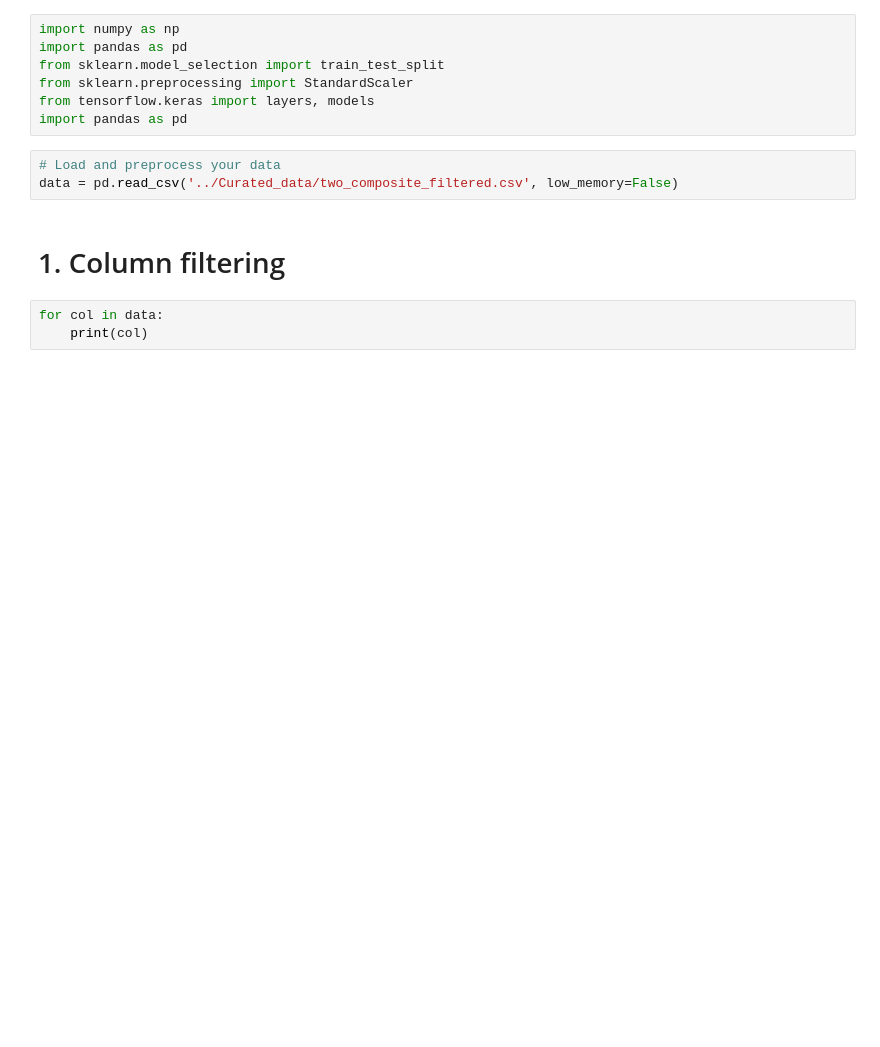
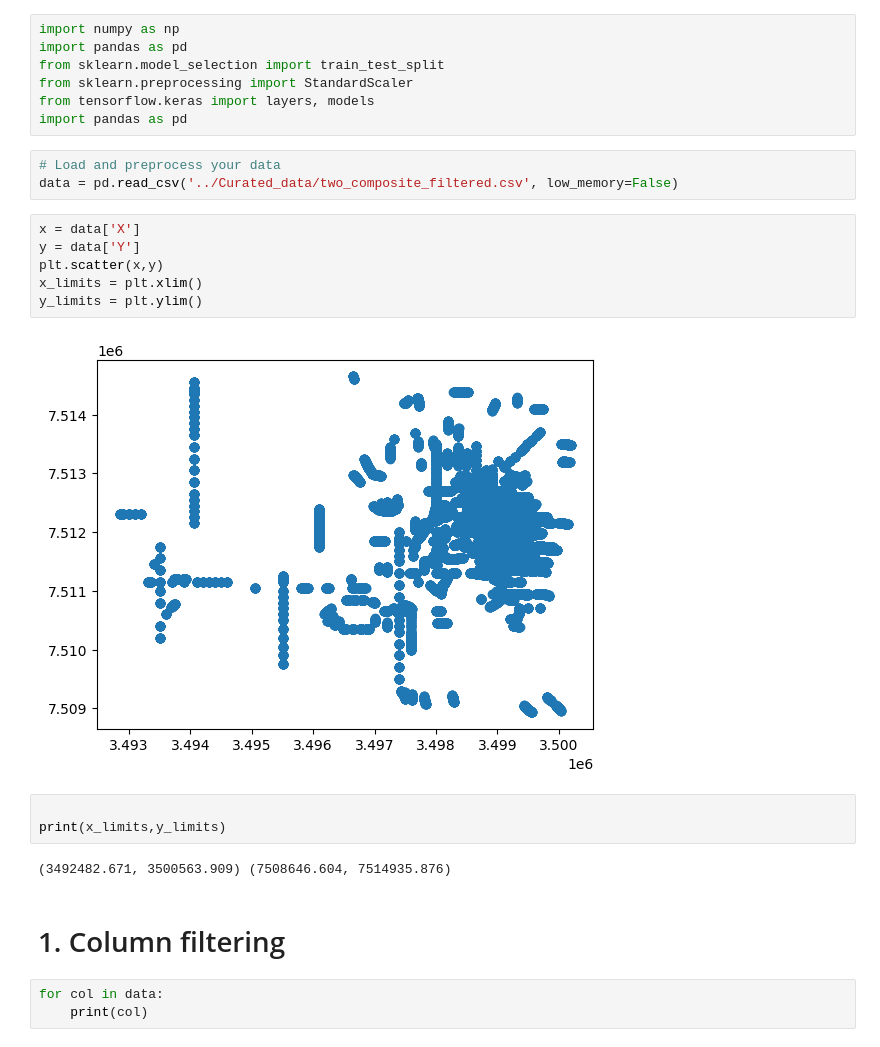
Before and after one commit to Fabian-Leal/PhD-Thesis---Incorporating-Deep-Learning-into-Statistical-Models-for-Spatial-Interpolation, a Jupyter notebook: Paper 3 PhD BNNs for multivariate predictions/NN Multivariate/Dimensionality reduction.ipynb, the cells around one changed output. Drawn from its saved outputs; the diff is of its cells as text; blank space fills up the shorter version.

```diff
--- a/Paper 3 PhD BNNs for multivariate predictions/NN Multivariate/Dimensionality reduction.ipynb
+++ b/Paper 3 PhD BNNs for multivariate predictions/NN Multivariate/Dimensionality reduction.ipynb
@@ -8,6 +8,19 @@ import pandas as pd
 # %%
 # Load and preprocess your data
 data = pd.read_csv('../Curated_data/two_composite_filtered.csv', low_memory=False)
+# %%
+x = data['X']
+y = data['Y']
+plt.scatter(x,y)
+x_limits = plt.xlim()
+y_limits = plt.ylim()
+# %% [output]
+[figure, added]
+# %%
+
+print(x_limits,y_limits)
+# %% [output]
+(3492482.671, 3500563.909) (7508646.604, 7514935.876)
 # %% [markdown]
 # 1. Column filtering
 # %%
```
Also changed, not shown: parts of 11 cells of this notebook, 2 other files.
